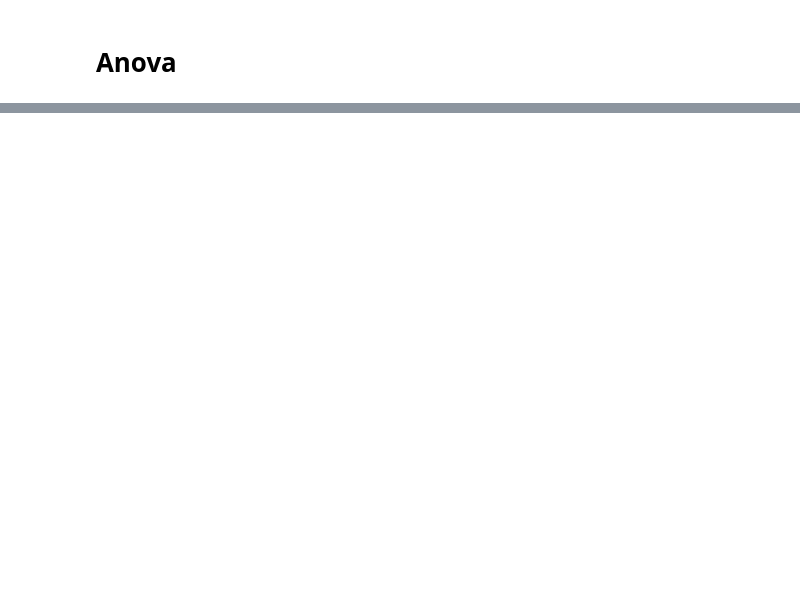
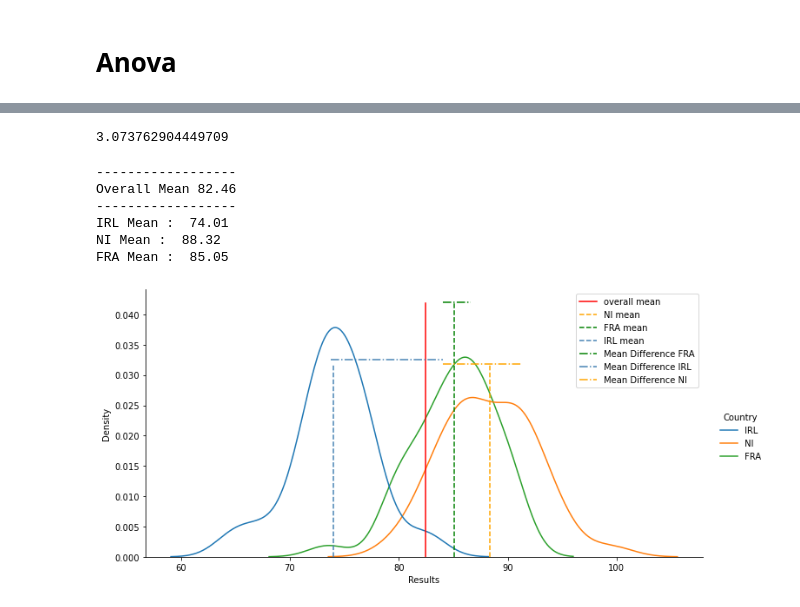
Before and after one commit to Deego88/MLS, a Jupyter notebook: Scipy-stats.ipynb, the cells around one changed output, grey strips where cells are left out. Saved outputs shown, nothing was run; the diff lists cells and outputs as text; code cells hidden in the pictures; blank space fills up the shorter version.

Commit message:
Add files via upload
Anova project started- random data used, DF created with 3x countries, plots shown and means determined, images added

```diff
--- a/Scipy-stats.ipynb
+++ b/Scipy-stats.ipynb
@@ -345,0 +376,17 @@ https://yieldingresults.org/wp-content/uploads/2015/03/Checking_ANOVA_assumption
+# %%
+#Create Dataframes representing each student groups
+list_IRL = []
+for i in range(40): list_IRL.append('IRL')
+df_IRL = pd.DataFrame(data={'Country':list_IRL,'Results':list(map(lambda x: x.round(1), IRL))})
+# %%
+list_NI = []
+for i in range(40): list_NI.append('NI')
+df_NI = pd.DataFrame(data={'Country':list_NI,'Results':list(map(lambda x: x.round(1), NI))})
+# %%
+list_FRA = []
+for i in range(40): list_FRA.append('FRA')
+df_FRA = pd.DataFrame(data={'Country':list_FRA,'Results':list(map(lambda x: x.round(1), FRA))})
+# %%
+#Concatenate the data frames into one
+df_students = df_IRL.append([df_NI,df_FRA],ignore_index=True)
+df_students
@@ -345,0 +420,8 @@ https://yieldingresults.org/wp-content/uploads/2015/03/Checking_ANOVA_assumption
+# %%
+from scipy.stats import f
+dfn = len([IRL,NI,FRA])-1
+dfd = len(df_students) - len([IRL,NI,FRA])
+f_crit = f.ppf(1-alpha,dfn,dfd)
+print(f_crit)
+# %% [output]
+3.073762904449709
@@ -345,0 +433,26 @@ https://yieldingresults.org/wp-content/uploads/2015/03/Checking_ANOVA_assumption
+# %%
+print("------------------")
+print("Overall Mean",round(df_students.Results.mean(),2))
+print("------------------")
+for i in df_students.Country.unique():
+    print(f'{i} Mean : ',round(df_students[df_students.Country == i].Results.mean(),2))
+# %% [output]
+------------------
+Overall Mean 82.46
+------------------
+IRL Mean :  74.01
+NI Mean :  88.32
+FRA Mean :  85.05
+# %%
+sns.displot(df_students,x='Results',hue='Country',kind='kde',height=5,aspect=2)
+plt.axvline(x=df_students.Results.mean(),ymin=0,ymax=0.95,label='overall mean',color='r')
+plt.axvline(x=df_students[df_students.Country == 'NI'].Results.mean(),ymin=0,ymax=0.72,linestyle="--",label='NI mean',color='orange')
+plt.axvline(x=df_students[df_students.Country == 'FRA'].Results.mean(),ymin=0,ymax=0.95,linestyle="--",label='FRA mean',color='g')
+plt.axvline(x=df_students[df_students.Country == 'IRL'].Results.mean(),ymin=0,ymax=0.72,linestyle="--",label='IRL mean',color='steelblue')
+plt.axhline(y=0.042,xmin=0.533,xmax=0.583,color='g',label='Mean Difference FRA',linestyle='-.')
+plt.axhline(y=0.0325,xmin=0.332,xmax=0.533,color='steelblue',label='Mean Difference IRL',linestyle='-.')
+plt.axhline(y=0.0318,xmin=0.533,xmax=0.675,color='orange',label='Mean Difference NI',linestyle='-.')
+plt.legend()
+plt.show()
+# %% [output]
+[figure, added]
```
Also changed, not shown: parts of 26 cells of this notebook, 1 other file.
